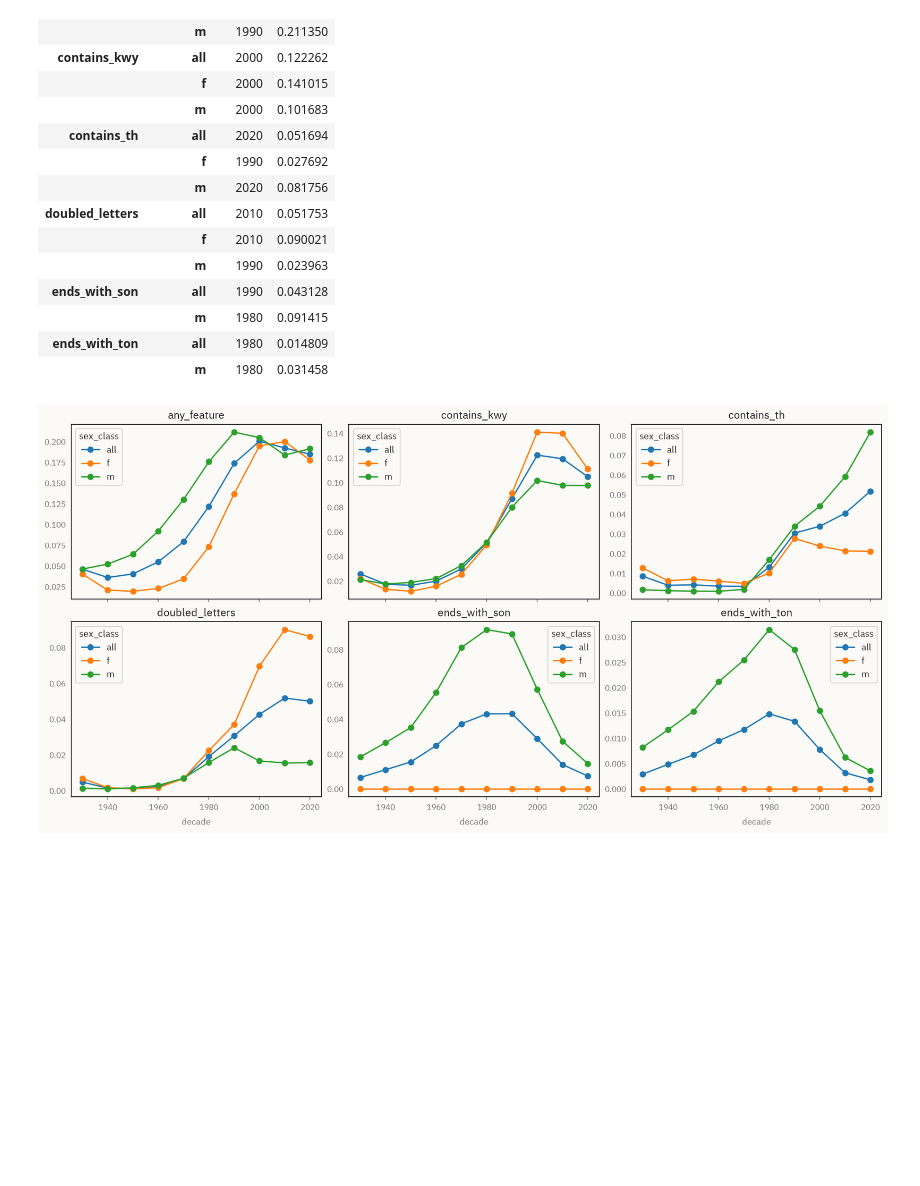
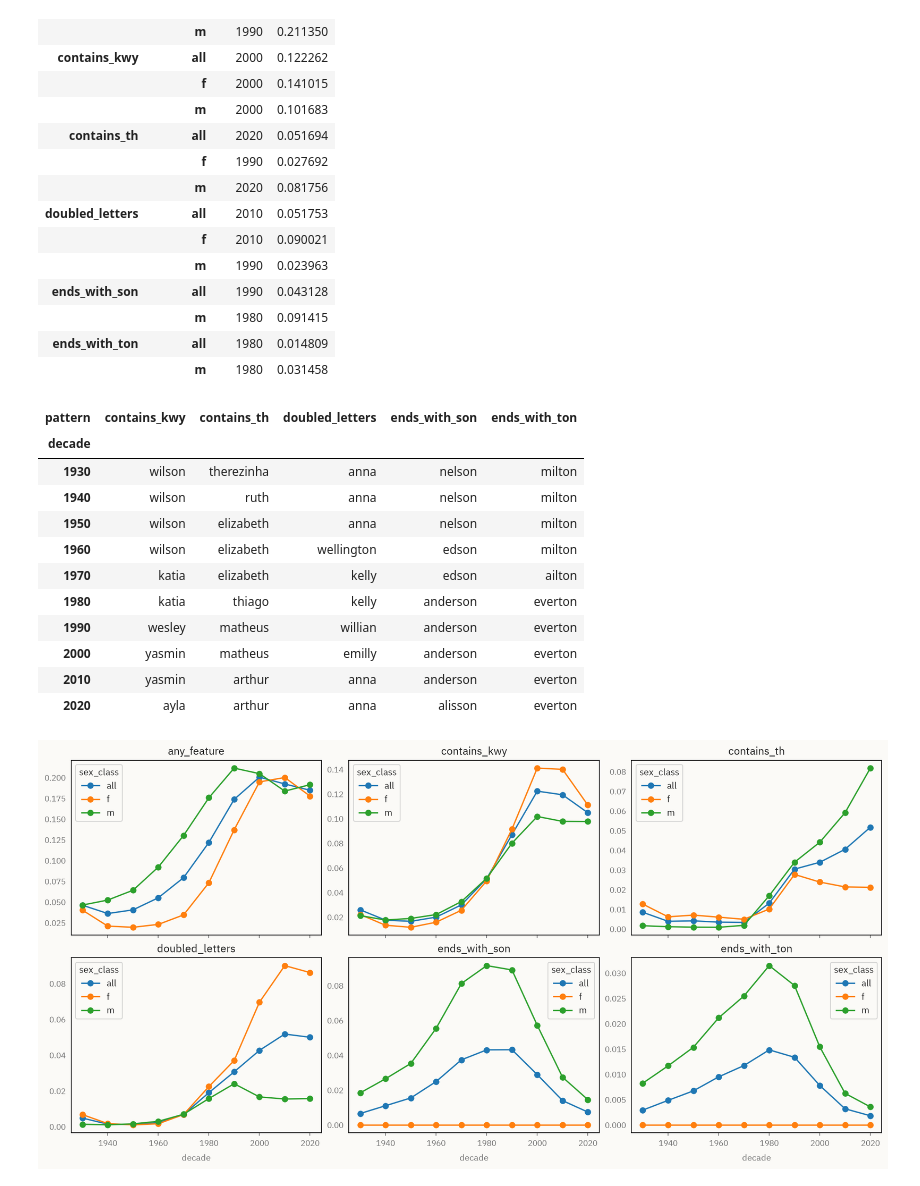
Before and after one commit to jhlopesalves/DataVerso, a Jupyter notebook: projects/002-nomes-brasil/dataverso_002.ipynb, the cells around one changed output. Cells and saved outputs as stored; diff of their text form; code cells hidden in the pictures; blank space fills up the shorter version.

```diff
--- a/projects/002-nomes-brasil/dataverso_002.ipynb
+++ b/projects/002-nomes-brasil/dataverso_002.ipynb
@@ -892,8 +969,8 @@ pattern_flags = pd.DataFrame(
 pattern_flags["any_feature"] = pattern_flags.any(axis="columns")
 flag_columns = list(pattern_flags.columns)
 
-decade_flags = names_decade_classed[["decade", "sex_class", "count"]].join(
-    pattern_flags.set_axis(names_total["name"]), on=names_decade_classed["name"]
+decade_flags = names_decade_classed[["decade", "name", "sex_class", "count"]].join(
+    pattern_flags.set_axis(names_total["name"]), on="name"
 )
 spelling_frames = []
 for sex_class, subset in [
@@ -901,6 +978,7 @@ for sex_class, subset in [
     *decade_flags[decade_flags["sex_class"].isin(["f", "m"])].groupby("sex_class"),
 ]:
     listed = subset.groupby("decade")["count"].sum()
+    listed_names = subset.groupby("decade").size()
     people = (
         subset[flag_columns]
         .multiply(subset["count"], axis="index")
@@ -909,12 +987,14 @@ for sex_class, subset in [
     )
     names = subset.groupby("decade")[flag_columns].sum()
     shares = people.div(listed, axis="index")
+    type_shares = names.div(listed_names, axis="index")
     class_table = (
         pd.DataFrame(
             {
                 "matching_people": people.stack(),
                 "share": shares.stack(),
                 "matching_names": names.stack(),
+                "type_share": type_shares.stack(),
             }
         )
         .rename_axis(["decade", "pattern"])
@@ -924,7 +1004,15 @@ for sex_class, subset in [
     spelling_frames.append(class_table)
 
 spelling = pd.concat(spelling_frames, ignore_index=True)[
-    ["decade", "pattern", "sex_class", "matching_people", "share", "matching_names"]
+    [
+        "decade",
+        "pattern",
+        "sex_class",
+        "matching_people",
+        "share",
+        "matching_names",
+        "type_share",
+    ]
 ].sort_values(["decade", "pattern", "sex_class"], ignore_index=True)
 
 display(
@@ -974,6 +1062,47 @@ display(
 |  | m | 1980 | 0.091415 |
 | ends_with_ton | all | 1980 | 0.014809 |
 |  | m | 1980 | 0.031458 |
+# %%
+feature_totals = spelling[spelling["sex_class"] == "all"].set_index(
+    ["decade", "pattern"]
+)["matching_people"]
+contributor_frames = []
+for pattern in SPELLING_PATTERNS:
+    top_matching = (
+        decade_flags[decade_flags[pattern]]
+        .groupby("decade")
+        .head(CONTRIBUTORS_SHOWN)[["decade", "name", "count"]]
+        .rename(columns={"count": "bearers"})
+    )
+    top_matching["pattern"] = pattern
+    top_matching["rank"] = top_matching.groupby("decade").cumcount() + 1
+    contributor_frames.append(top_matching)
+
+spelling_contributors = pd.concat(contributor_frames, ignore_index=True)
+spelling_contributors["share_of_feature"] = spelling_contributors[
+    "bearers"
+] / spelling_contributors.set_index(["decade", "pattern"]).index.map(feature_totals)
+spelling_contributors = spelling_contributors[
+    ["decade", "pattern", "rank", "name", "bearers", "share_of_feature"]
+].sort_values(["decade", "pattern", "rank"], ignore_index=True)
+display(
+    spelling_contributors[spelling_contributors["rank"] == 1].pivot(
+        index="decade", columns="pattern", values="name"
+    )
+)
+# %% [output]
+| pattern | contains_kwy | contains_th | doubled_letters | ends_with_son | ends_with_ton |
+| decade |  |  |  |  |  |
+| 1930 | wilson | therezinha | anna | nelson | milton |
+| 1940 | wilson | ruth | anna | nelson | milton |
+| 1950 | wilson | elizabeth | anna | nelson | milton |
+| 1960 | wilson | elizabeth | wellington | edson | milton |
+| 1970 | katia | elizabeth | kelly | edson | ailton |
+| 1980 | katia | thiago | kelly | anderson | everton |
+| 1990 | wesley | matheus | willian | anderson | everton |
+| 2000 | yasmin | matheus | emilly | anderson | everton |
+| 2010 | yasmin | arthur | anna | anderson | everton |
+| 2020 | ayla | arthur | anna | alisson | everton |
 # %%
 fig, axes = plt.subplots(2, 3, figsize=(13, 6.5), sharex=True, layout="constrained")
 for ax, (pattern, rows) in zip(axes.flat, spelling.groupby("pattern"), strict=True):
```
Also changed, not shown: parts of 7 cells of this notebook, 3 other files.
